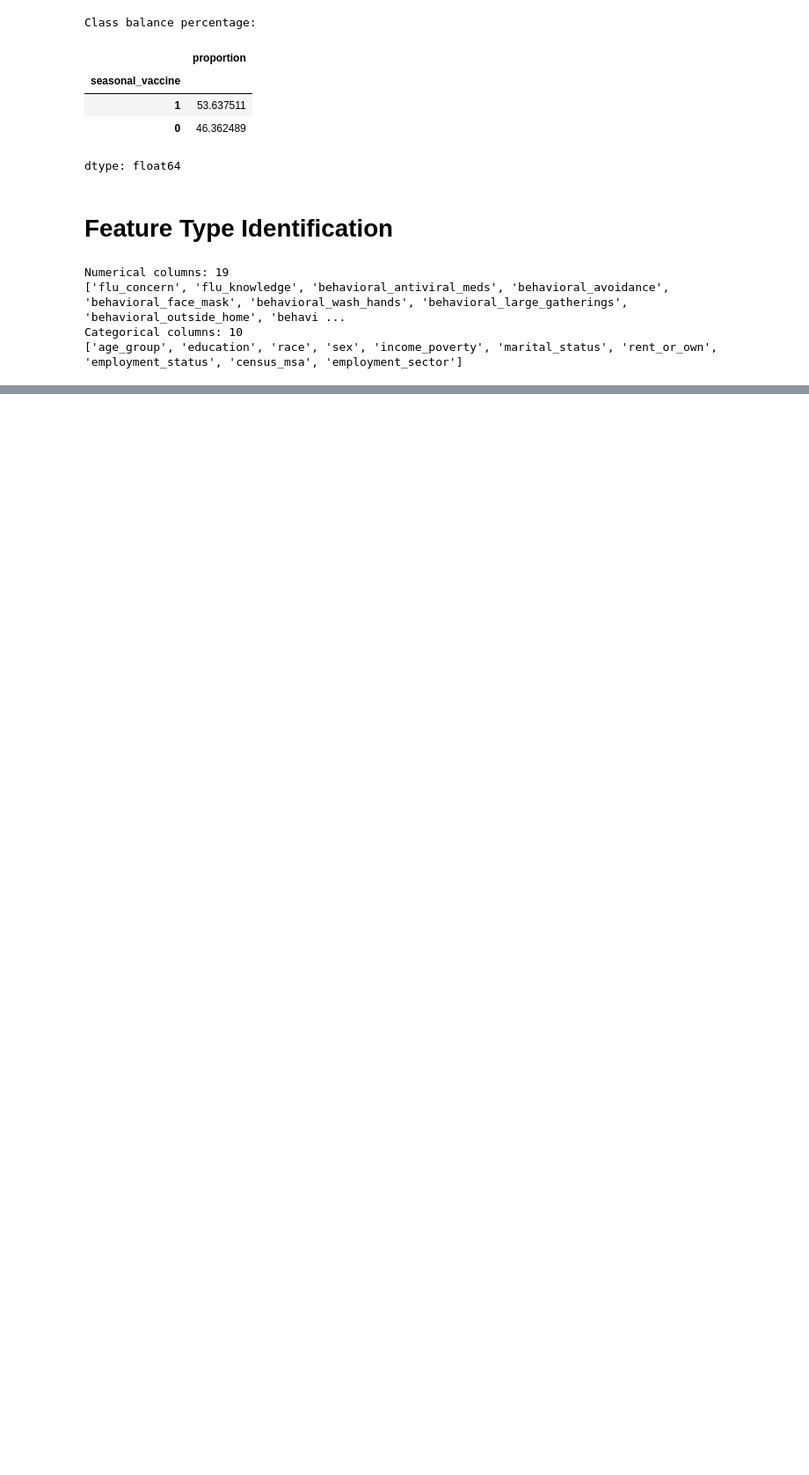
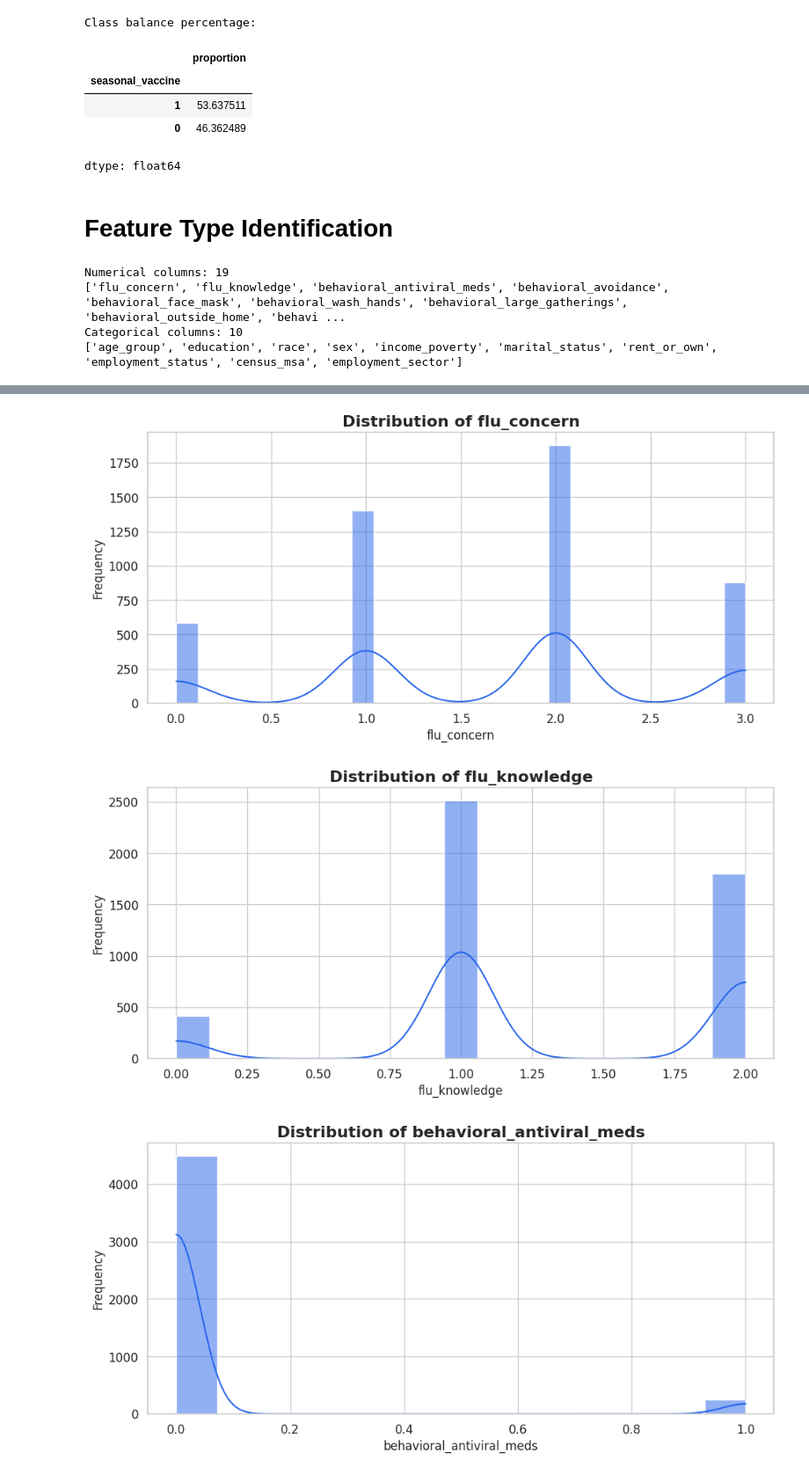
Before and after one commit to B-DS-Research/B6_Research, a Jupyter notebook: RMDS_Hackathon.ipynb, the cells around one changed output, grey strips where cells are left out. Shown at 88% size. Saved outputs shown, nothing was run; the diff lists cells and outputs as text; code cells hidden in the pictures; blank space fills up the shorter version.

```diff
--- a/RMDS_Hackathon.ipynb
+++ b/RMDS_Hackathon.ipynb
@@ -305,0 +308,14 @@ Categorical columns: 10
+# %%
+for col in num_cols:
+    plt.figure(figsize=(10, 5))
+    sns.histplot(train_df[col], kde=True, color="#2563EB")
+    plt.title(f"Distribution of {col}")
+    plt.xlabel(col)
+    plt.ylabel("Frequency")
+    plt.tight_layout()
+    plt.savefig(f"figures/distribution_{col}.png", dpi=300)
+    plt.show()
+# %% [output]
+[figure, added]
+[figure, added]
+[figure, added]
```
Also changed, not shown: parts of 28 cells of this notebook.
